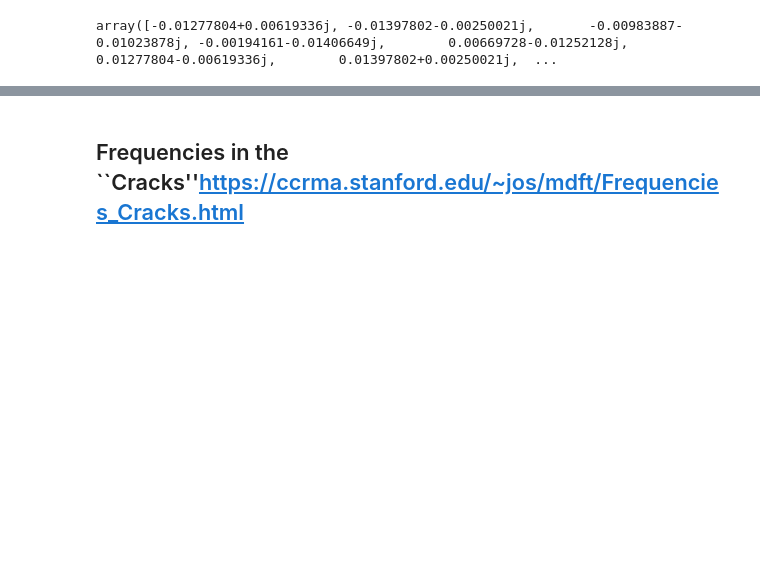
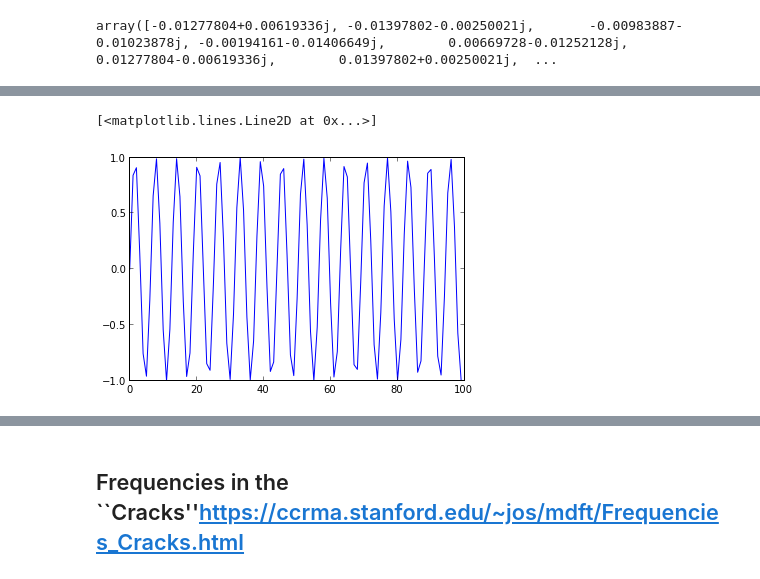
Before and after one commit to joomladigger/asp, a Jupyter notebook: Derivation of the DFT.ipynb, the cells around one changed output, grey strips where cells are left out. Saved outputs shown, nothing was run; the diff lists cells and outputs as text; code cells hidden in the pictures; blank space fills up the shorter version.

```diff
--- a/Derivation of the DFT.ipynb
+++ b/Derivation of the DFT.ipynb
@@ -63,0 +83,5 @@ def spectrum_of_x(N,k,x):    # calucate the specturem of x    n = arange(N)    s
+# %%
+sin_theta = (exp(1j*theta) - exp(-1j*theta))/2jplot(theta,sin_theta)
+# %% [output]
+[<matplotlib.lines.Line2D at 0x...>]
+[figure, added]
```
Also changed, not shown: parts of 9 cells of this notebook.
